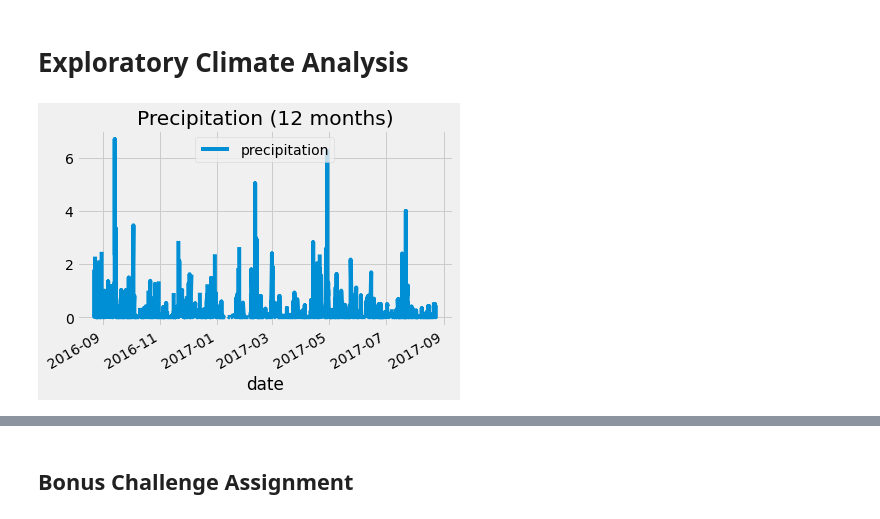
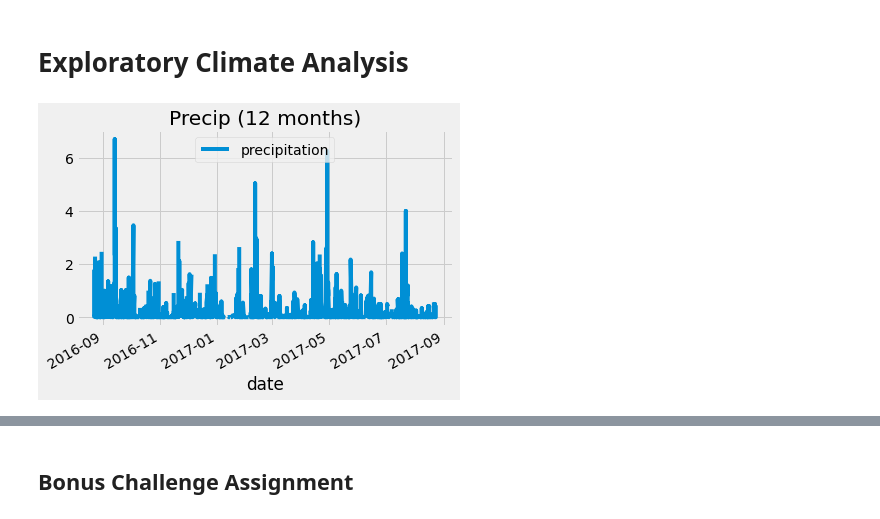
Before and after one commit to annarischitelli/sqlalchemy-challenge, a Jupyter notebook: climate_starter_Anna.ipynb, the cells around one changed output, grey strips where cells are left out. Saved outputs shown, nothing was run; the diff lists cells and outputs as text; code cells hidden in the pictures.

```diff
--- a/climate_starter_Anna.ipynb
+++ b/climate_starter_Anna.ipynb
@@ -63,9 +63,9 @@ precip_df.set_index('date', inplace=True)
 precip_df = precip_df.sort_values(by='date',ascending=True)
 # %%
 # Use Pandas Plotting with Matplotlib to plot the data
-precip_df.plot(title="Precipitation (12 months)")
+precip_df.plot(title="Precip (12 months)")
 plt.legend(loc='upper center')
 plt.savefig("Images/Precipitation.png")
 plt.show()
 # %% [output]
-[figure, old version]
+[figure, new version]
```
Also changed, not shown: parts of 8 cells of this notebook, 2 other files.
